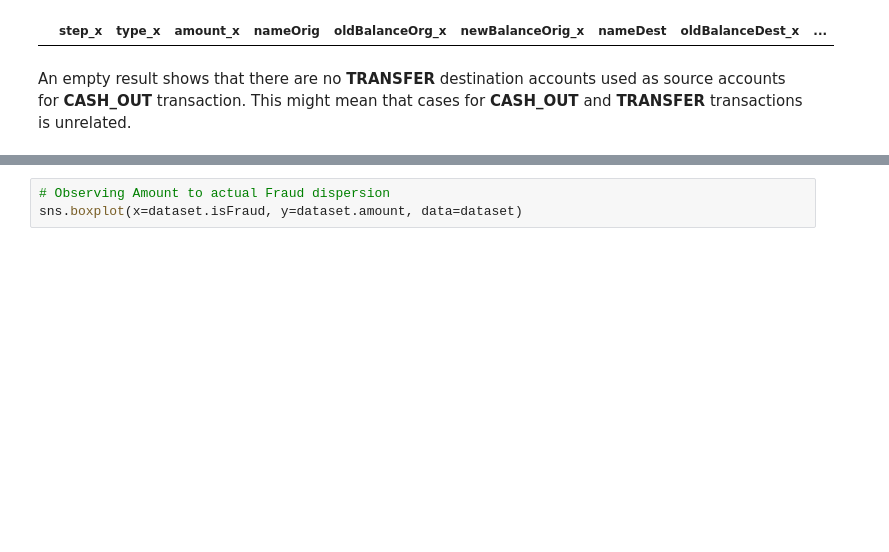
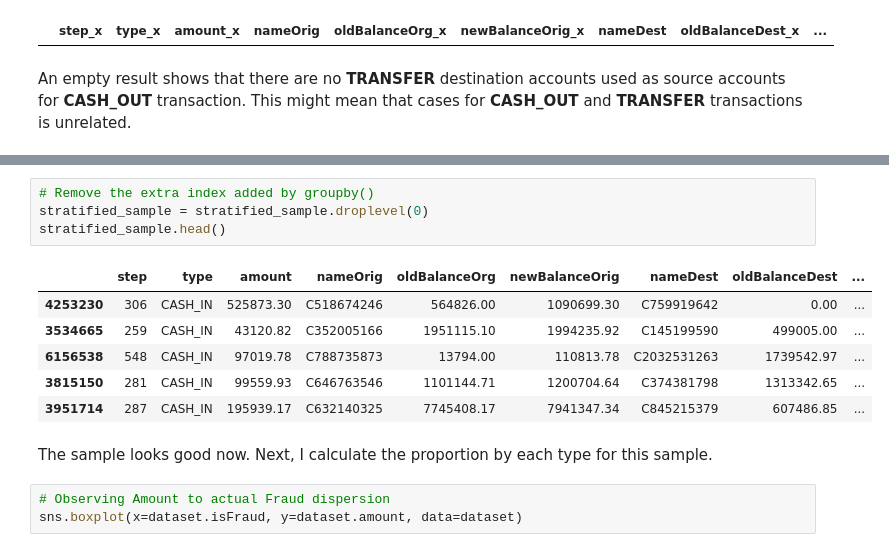
Before and after one commit to spectralcodex/momo-fincrime, a Jupyter notebook: fincrime.ipynb, the cells around one changed output, grey strips where cells are left out. Drawn from its saved outputs; the diff is of its cells as text; blank space fills up the shorter version.

```diff
--- a/fincrime.ipynb
+++ b/fincrime.ipynb
@@ -272,3 +322,17 @@ sample_dataset = dataset.sample
+# %%
+# Remove the extra index added by groupby()
+stratified_sample = stratified_sample.droplevel(0)
+stratified_sample.head()
+# %% [output]
+|  | step | type | amount | nameOrig | oldBalanceOrg | newBalanceOrig | nameDest | oldBalanceDest | ... |
+| 4253230 | 306 | CASH_IN | 525873.30 | C518674246 | 564826.00 | 1090699.30 | C759919642 | 0.00 | ... |
+| 3534665 | 259 | CASH_IN | 43120.82 | C352005166 | 1951115.10 | 1994235.92 | C145199590 | 499005.00 | ... |
+| 6156538 | 548 | CASH_IN | 97019.78 | C788735873 | 13794.00 | 110813.78 | C2032531263 | 1739542.97 | ... |
+| 3815150 | 281 | CASH_IN | 99559.93 | C646763546 | 1101144.71 | 1200704.64 | C374381798 | 1313342.65 | ... |
+| 3951714 | 287 | CASH_IN | 195939.17 | C632140325 | 7745408.17 | 7941347.34 | C845215379 | 607486.85 | ... |
+# %% [markdown]
+The sample looks good now.
+Next, I calculate the proportion by each type for this sample.
 # %%
 # Observing Amount to actual Fraud dispersion
 sns.boxplot(x=dataset.isFraud, y=dataset.amount, data=dataset)
```
Also changed, not shown: parts of 9 cells of this notebook.
